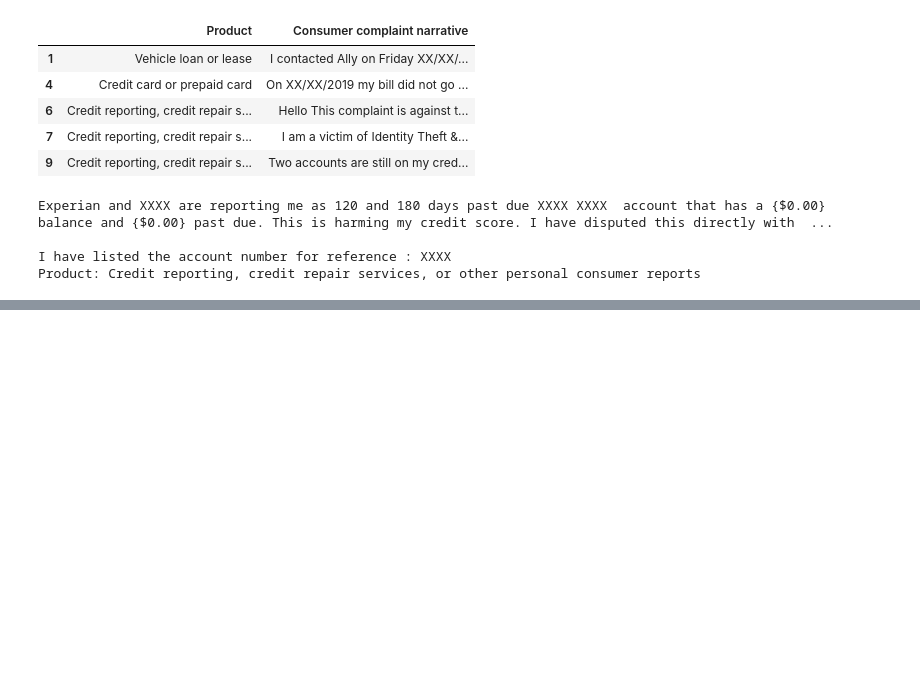
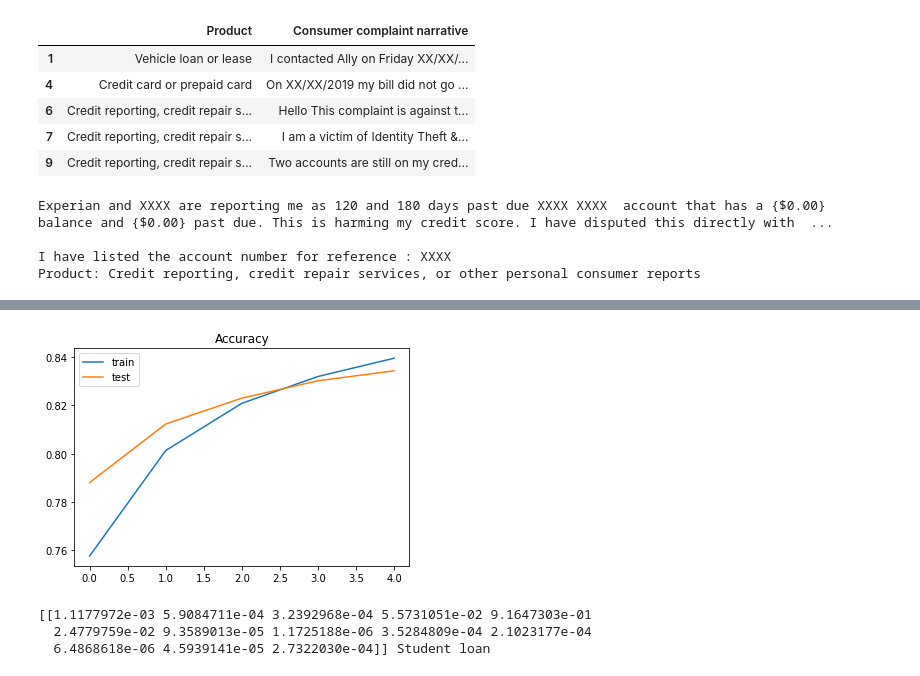
Before and after one commit to mayanksinghkgp/NLP_Projects, a Jupyter notebook: Multiclass Text Classification/Multiclass_consumer_complaints.ipynb, the cells around one changed output, grey strips where cells are left out. Saved outputs shown, nothing was run; the diff lists cells and outputs as text; code cells hidden in the pictures; blank space fills up the shorter version.

```diff
--- a/Multiclass Text Classification/Multiclass_consumer_complaints.ipynb
+++ b/Multiclass Text Classification/Multiclass_consumer_complaints.ipynb
@@ -166,0 +310,19 @@ re.sub('\d+', '', 'my 123 name')
+# %%
+plt.title('Accuracy')
+plt.plot(history.history['accuracy'], label='train')
+plt.plot(history.history['val_accuracy'], label='test')
+plt.legend()
+plt.show();
+# %% [output]
+[figure, added]
+# %%
+new_complaint = ['I am a victim of identity theft and someone stole my identity and personal information to open up a Visa credit card account with Bank of America. The following Bank of America Visa credit card account do not belong to me : XXXX.']
+seq = tokenizer.texts_to_sequences(new_complaint)
+padded = pad_sequences(seq, maxlen=MAX_SEQUENCE_LENGTH)
+pred = model.predict(padded)
+labels = ['Credit reporting, credit repair services, or other personal consumer reports', 'Debt collection', 'Mortgage', 'Credit card or prepaid card', 'Student loan', 'Bank account or service', 'Checking or savings account', 'Consumer Loan', 'Payday loan, title loan, or personal loan', 'Vehicle loan or lease', 'Money transfer, virtual currency, or money service', 'Money transfers', 'Prepaid card']
+print(pred, labels[np.argmax(pred)])
+# %% [output]
+[[1.1177972e-03 5.9084711e-04 3.2392968e-04 5.5731051e-02 9.1647303e-01
+  2.4779759e-02 9.3589013e-05 1.1725188e-06 3.5284809e-04 2.1023177e-04
+  6.4868618e-06 4.5939141e-05 2.7322030e-04]] Student loan
```
Also changed, not shown: parts of 22 cells of this notebook, 1 other file.
